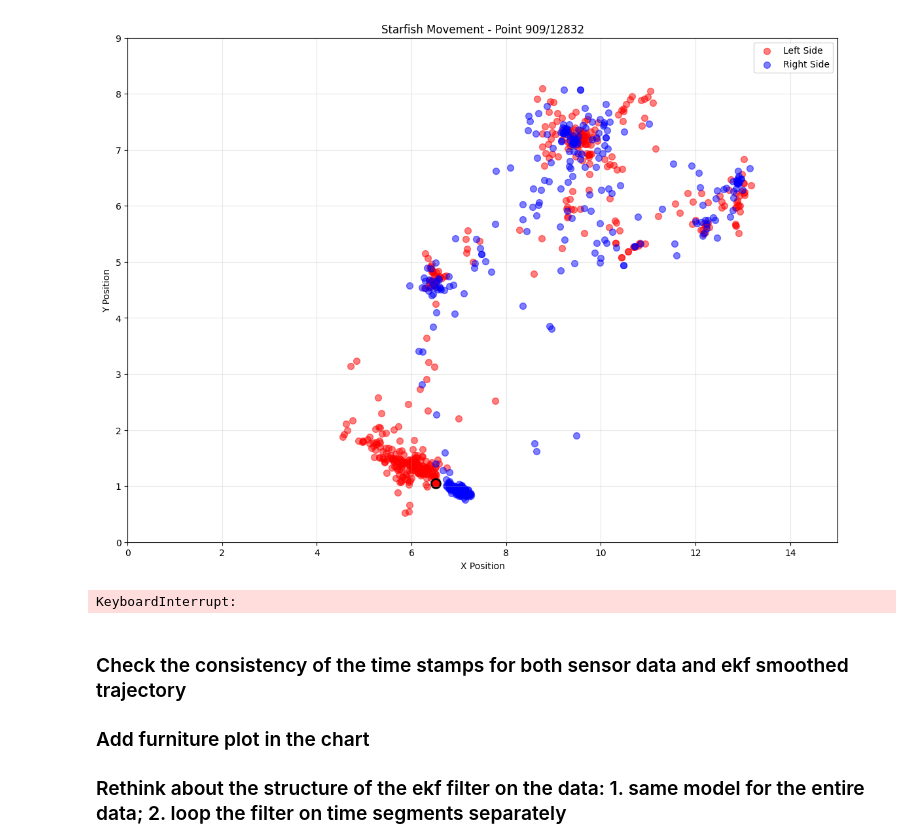
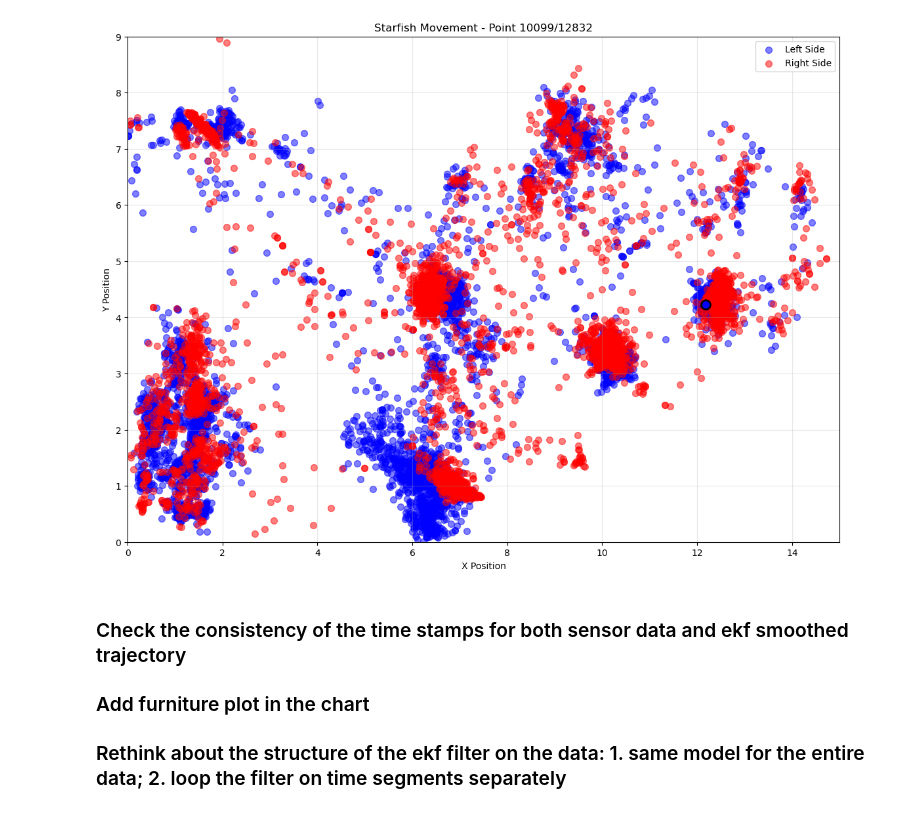
Before and after one commit to YuriFuuu/PsychologyLab_Update, a Jupyter notebook: Version 4_ Kalman_Fixed_Data + ZMAX Filter/data_processing_13_part3_ani.ipynb, the cells around one changed output. Cells and saved outputs as stored; diff of their text form; code cells hidden in the pictures.

```diff
--- a/Version 4_ Kalman_Fixed_Data + ZMAX Filter/data_processing_13_part3_ani.ipynb
+++ b/Version 4_ Kalman_Fixed_Data + ZMAX Filter/data_processing_13_part3_ani.ipynb
@@ -35,38 +35,37 @@ def create_jupyter_animation(subject_data):
     for i in range(0, len(data_sorted), step):
         clear_output(wait=True)
 
         current_data = data_sorted.iloc[:i+1]
 
         plt.figure(figsize=(14, 10))
         left_data = current_data[current_data['side'] == 'left']
         right_data = current_data[current_data['side'] == 'right']
 
         if len(left_data) > 0:
-            plt.scatter(left_data['X'], left_data['Y'], c='red', s=50, alpha=0.5, label='Left Side')
+            plt.scatter(left_data['X'], left_data['Y'], c='blue', s=50, alpha=0.5, label='Left Side')
 
         if len(right_data) > 0:
-            plt.scatter(right_data['X'], right_data['Y'], c='blue', s=50, alpha=0.5, label='Right Side')
+            plt.scatter(right_data['X'], right_data['Y'], c='red', s=50, alpha=0.5, label='Right Side')
 
         if i < len(data_sorted):
             current_point = data_sorted.iloc[i]
-            color = 'red' if current_point['side'] == 'left' else 'blue'
+            color = 'blue' if current_point['side'] == 'left' else 'red'
             plt.scatter(current_point['X'], current_point['Y'], c=color, s=100, alpha=1.0, edgecolors='black', linewidth=2, marker='o')
 
         plt.xlim(0, 15)
         plt.ylim(0, 9)
         plt.xlabel('X Position')
         plt.ylabel('Y Position')
         plt.title(f'Starfish Movement - Point {i+1}/{len(data_sorted)}')
         plt.legend()
         plt.grid(True, alpha=0.3)
 
         plt.show()
         time.sleep(0.05)
 
 create_jupyter_animation(subject_data)
 # %% [output]
-[figure, old version]
+[figure, new version]
-KeyboardInterrupt:
 # %%
 # The charts have right and left side data points animated in different subplots
 
```
Also changed, not shown: parts of 2 cells of this notebook.
